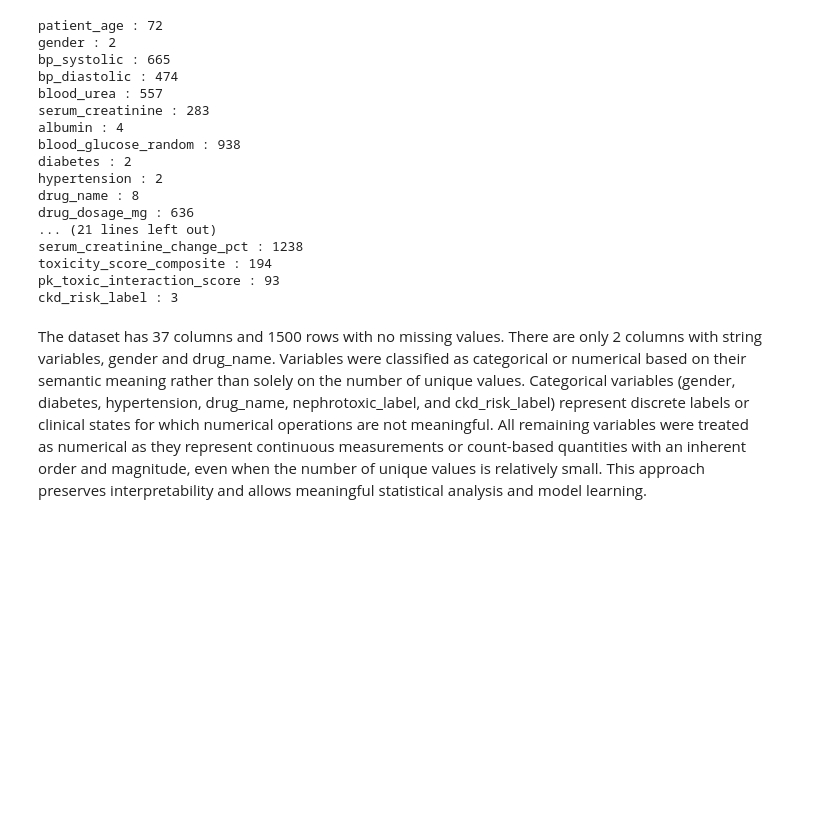
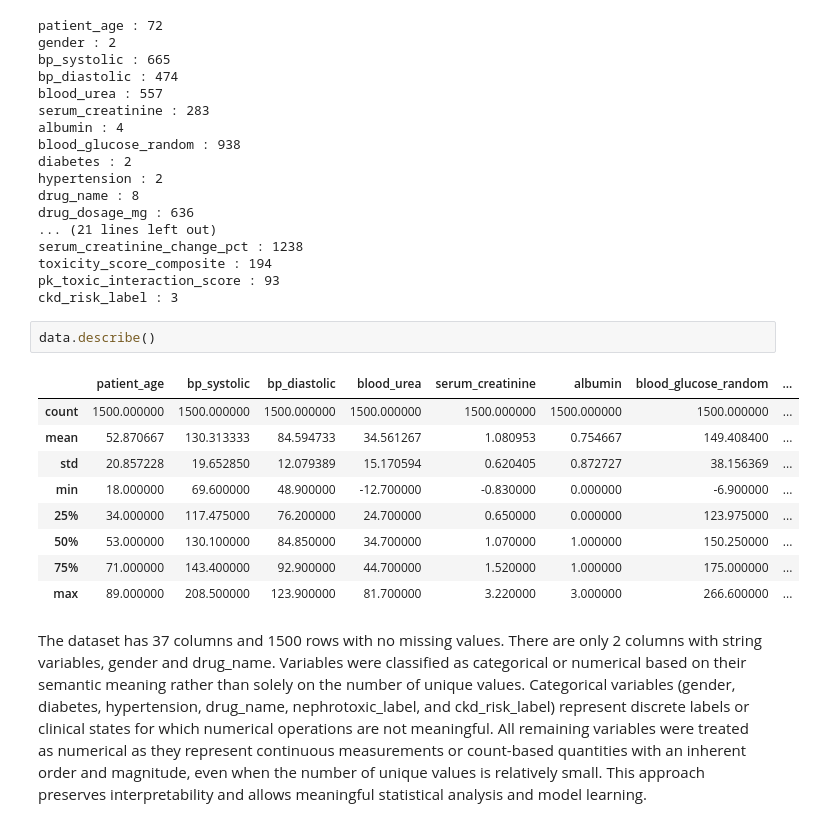
Before and after one commit to aishafarah1234/CKD-Prediction-Model, a Jupyter notebook: CKD Prediction Model.ipynb, the cells around one changed output. Drawn from its saved outputs; the diff is of its cells as text; blank space fills up the shorter version.

```diff
--- a/CKD Prediction Model.ipynb
+++ b/CKD Prediction Model.ipynb
@@ -68,6 +68,18 @@ serum_creatinine_change_pct : 1238
 toxicity_score_composite : 194
 pk_toxic_interaction_score : 93
 ckd_risk_label : 3
+# %%
+data.describe()
+# %% [output]
+|  | patient_age | bp_systolic | bp_diastolic | blood_urea | serum_creatinine | albumin | blood_glucose_random | ... |
+| count | 1500.000000 | 1500.000000 | 1500.000000 | 1500.000000 | 1500.000000 | 1500.000000 | 1500.000000 | ... |
+| mean | 52.870667 | 130.313333 | 84.594733 | 34.561267 | 1.080953 | 0.754667 | 149.408400 | ... |
+| std | 20.857228 | 19.652850 | 12.079389 | 15.170594 | 0.620405 | 0.872727 | 38.156369 | ... |
+| min | 18.000000 | 69.600000 | 48.900000 | -12.700000 | -0.830000 | 0.000000 | -6.900000 | ... |
+| 25% | 34.000000 | 117.475000 | 76.200000 | 24.700000 | 0.650000 | 0.000000 | 123.975000 | ... |
+| 50% | 53.000000 | 130.100000 | 84.850000 | 34.700000 | 1.070000 | 1.000000 | 150.250000 | ... |
+| 75% | 71.000000 | 143.400000 | 92.900000 | 44.700000 | 1.520000 | 1.000000 | 175.000000 | ... |
+| max | 89.000000 | 208.500000 | 123.900000 | 81.700000 | 3.220000 | 3.000000 | 266.600000 | ... |
 # %% [markdown]
 The dataset has 37 columns and 1500 rows with no missing values. There are only 2 columns with string variables, gender and drug_name. Variables were classified as categorical or numerical based on their semantic meaning rather than solely on the number of unique values. Categorical variables (gender, diabetes, hypertension, drug_name, nephrotoxic_label, and ckd_risk_label) represent discrete labels or clinical states for which numerical operations are not meaningful. All remaining variables were treated as numerical as they represent continuous measurements or count-based quantities with an inherent order and magnitude, even when the number of unique values is relatively small. This approach preserves interpretability and allows meaningful statistical analysis and model learning.
 # %% [markdown]
```
